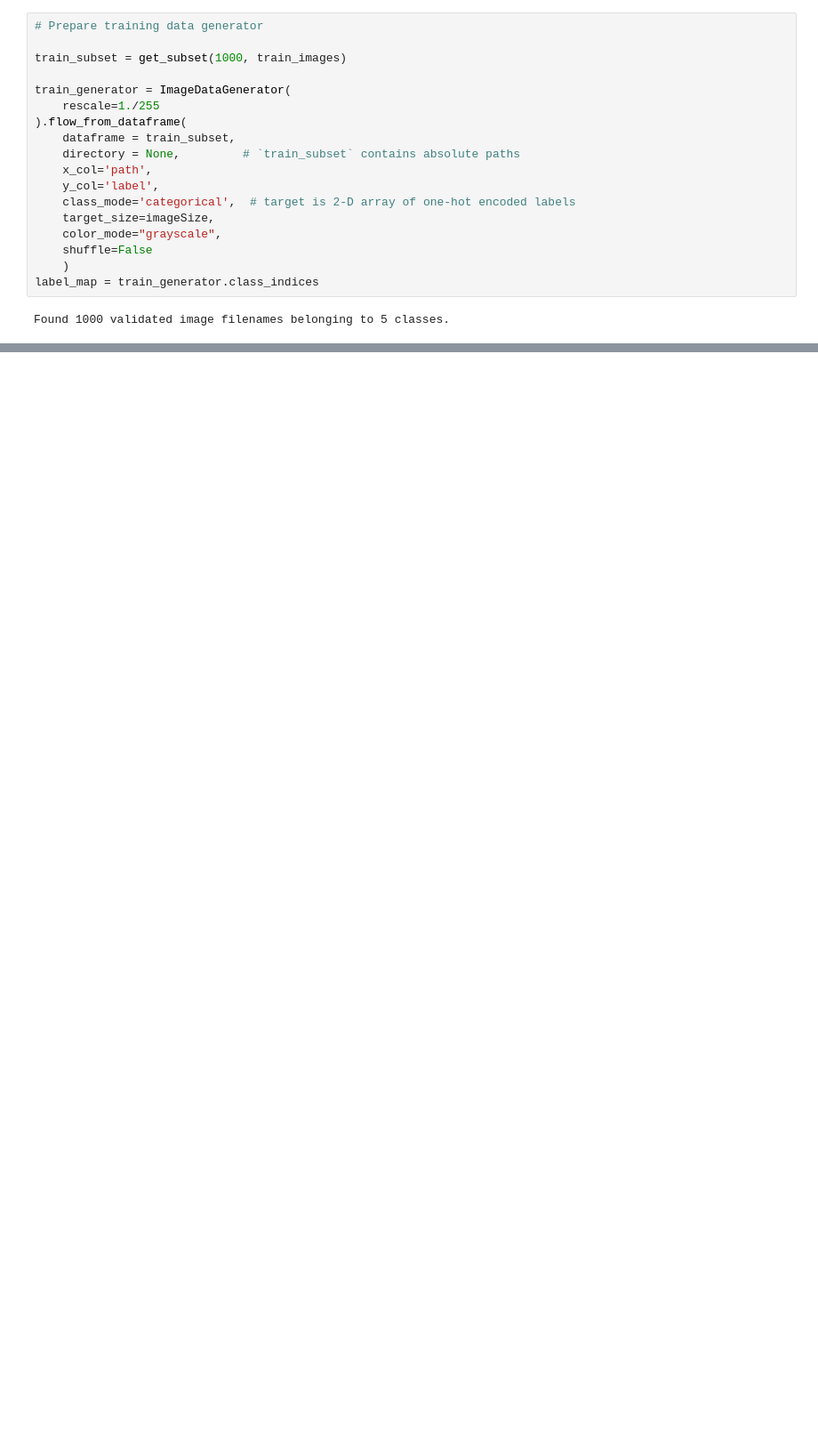
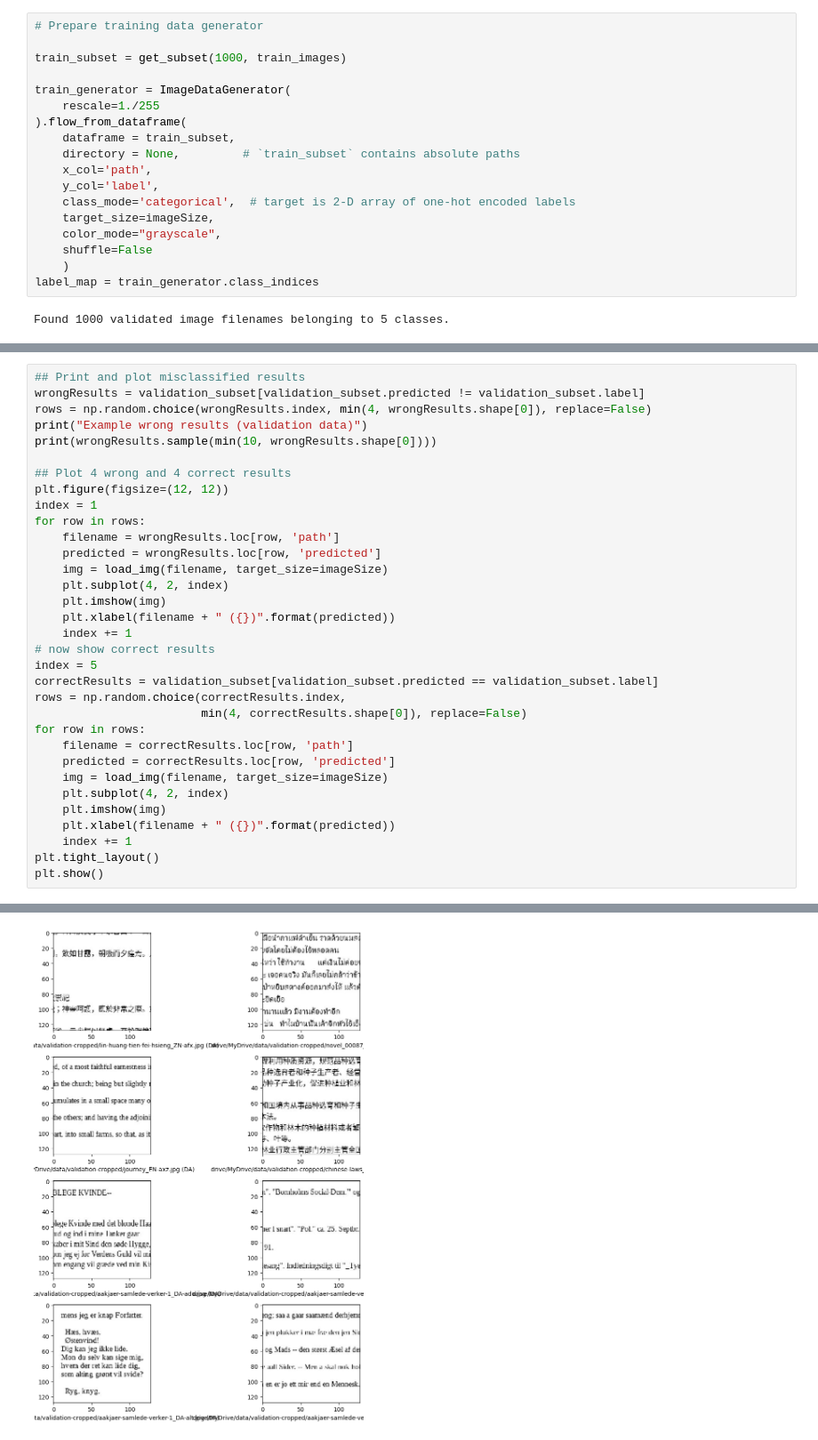
Before and after one commit to josephy02/info370-ps-07, a Jupyter notebook: INFO371_PS7.ipynb, the cells around one changed output, grey strips where cells are left out. Shown at 89% size. Drawn from its saved outputs; the diff is of its cells as text; blank space fills up the shorter version.

```diff
--- a/INFO371_PS7.ipynb
+++ b/INFO371_PS7.ipynb
@@ -180,0 +221,34 @@ print("Validation accuracy", np.mean(validation_subset.label == validation_subse
+# %%
+## Print and plot misclassified results
+wrongResults = validation_subset[validation_subset.predicted != validation_subset.label]
+rows = np.random.choice(wrongResults.index, min(4, wrongResults.shape[0]), replace=False)
+print("Example wrong results (validation data)")
+print(wrongResults.sample(min(10, wrongResults.shape[0])))
+
+## Plot 4 wrong and 4 correct results
+plt.figure(figsize=(12, 12))
+index = 1
+for row in rows:
+    filename = wrongResults.loc[row, 'path']
+    predicted = wrongResults.loc[row, 'predicted']
+    img = load_img(filename, target_size=imageSize)
+    plt.subplot(4, 2, index)
+    plt.imshow(img)
+    plt.xlabel(filename + " ({})".format(predicted))
+    index += 1
+# now show correct results
+index = 5
+correctResults = validation_subset[validation_subset.predicted == validation_subset.label]
+rows = np.random.choice(correctResults.index,
+                        min(4, correctResults.shape[0]), replace=False)
+for row in rows:
+    filename = correctResults.loc[row, 'path']
+    predicted = correctResults.loc[row, 'predicted']
+    img = load_img(filename, target_size=imageSize)
+    plt.subplot(4, 2, index)
+    plt.imshow(img)
+    plt.xlabel(filename + " ({})".format(predicted))
+    index += 1
+plt.tight_layout()
+plt.show()
+# %% [output]
@@ -180,0 +267 @@ print("Validation accuracy", np.mean(validation_subset.label == validation_subse
+[figure, added]
```
Also changed, not shown: parts of 7 cells of this notebook.
